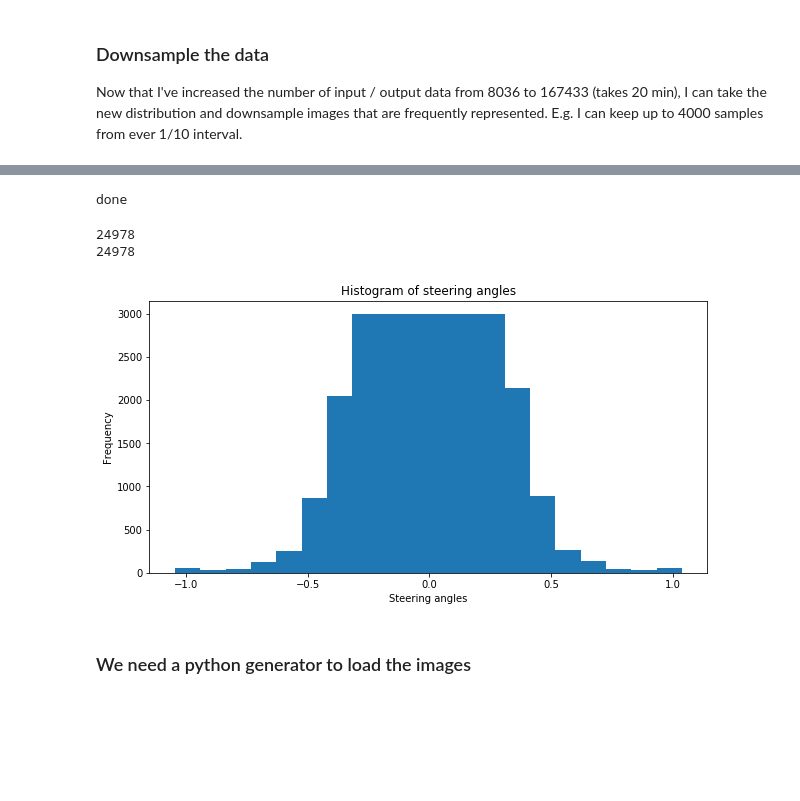
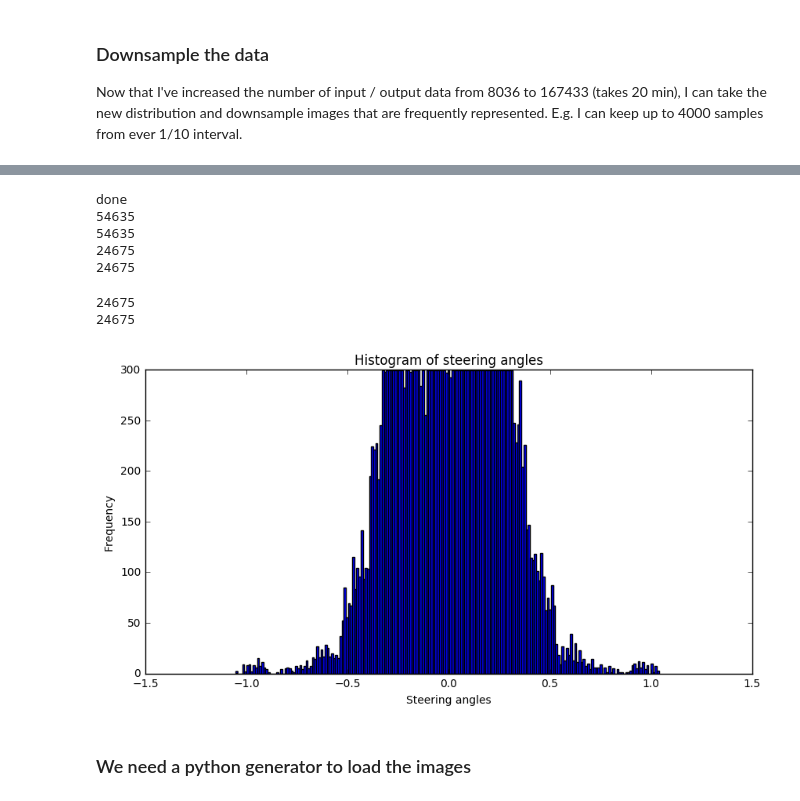
Before and after one commit to kkufieta/CarND-BehavioralCloning, a Jupyter notebook: model.ipynb, the cells around one changed output, grey strips where cells are left out. Drawn from its saved outputs; the diff is of its cells as text; code cells hidden in the pictures; blank space fills up the shorter version.

```diff
--- a/model.ipynb
+++ b/model.ipynb
@@ -304,6 +304,8 @@ for i in range(len(y_data)):
         variations = 2
     elif y_data[i] <= -0.2 or y_data[i] >= 0.2:
         variations = 1
+    else:
+        variations = 0
 
     # Augment brightness of images, keep same angle
     for j in range(variations):
@@ -376,39 +385,49 @@ range_samples_bin = hist_y_data[1][5:15]
 # %%
 # To introduce randomness, let's shuffle the data
-X_data_paths, y_data = shuffle(X_data_paths, y_data)
+hist_y_data = np.histogram(y_data, bins=200)
+number_samples_bin = hist_y_data[0]
+range_samples_bin = hist_y_data[1]
+X, y = shuffle(X_data_paths, y_data)
 
-length_y_data = len(y_data)
+length_y = len(y)
 i = 0
-for counter in range(len(y_data)):
-    if y_data[i] > range_samples_bin[0] and y_data[i] < range_samples_bin[-1]:
-        for j in range(len(number_samples_bin)-1):
-            if y_data[i] >= range_samples_bin[j] and y_data[i] < range_samples_bin[j+1]:
-                if number_samples_bin[j] >= 3000:
-                    os.remove('data/' + X_data_paths[i])
-                    y_data.pop(i)
-                    X_data_paths.pop(i)
-                    number_samples_bin[j] -= 1
-                    i -= 1
-                    break
+for counter in range(length_y):
+    for j in range(len(number_samples_bin)-1):
+        if y[i] >= range_samples_bin[j] and y[i] < range_samples_bin[j+1]:
+            if number_samples_bin[j] >= 300:
+                # os.remove('data/' + X_data_paths[i])
+                y.pop(i)
+                X.pop(i)
+                number_samples_bin[j] -= 1
+                i -= 1
+                break
     i += 1
 
 print('done')
+print(len(y_data))
+print(len(X_data_paths))
+print(len(y))
+print(len(X))
 # %% [output]
 done
+54635
+54635
+24675
+24675
 # %%
-print(len(y_data))
-print(len(X_data_paths))
+print(len(y))
+print(len(X))
 
 plt.figure(figsize=(10,5))
-plt.hist(y_data, 20)
+plt.hist(y, 200)
 plt.ylabel('Frequency')
 plt.xlabel('Steering angles')
 plt.title('Histogram of steering angles')
 plt.show()
 # %% [output]
-24978
-24978
+24675
+24675
-[figure, old version]
+[figure, new version]
 # %% [markdown]
 ### We need a python generator to load the images
 # %%
```
Also changed, not shown: parts of 7 cells of this notebook.
